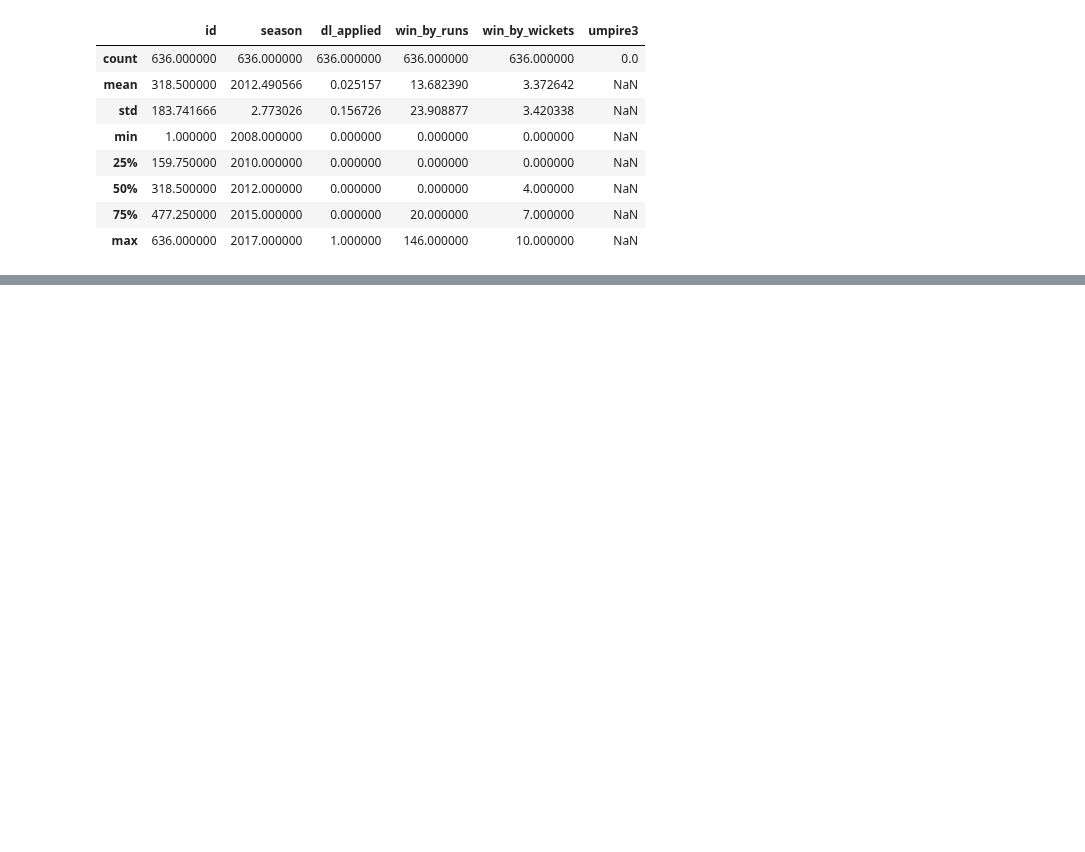
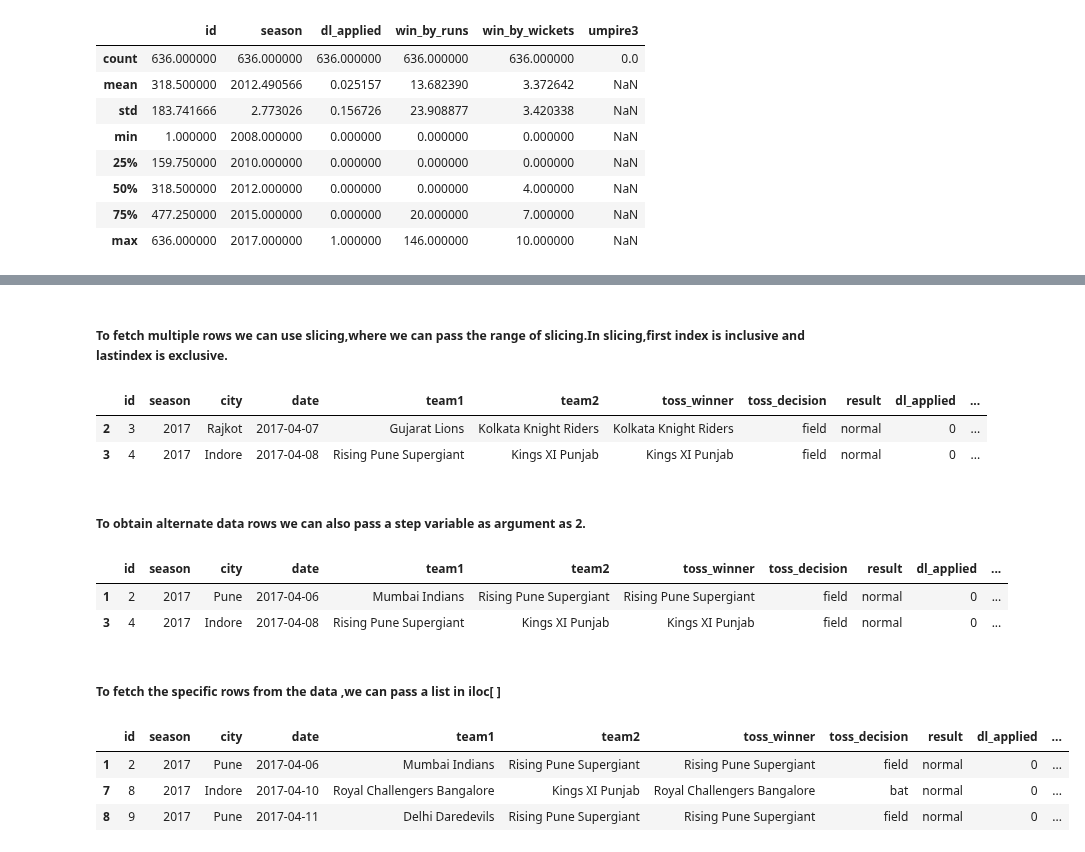
Before and after one commit to Shreyasb1015/Machine-Learning, a Jupyter notebook: pandas-tutorial/reading-data.ipynb, the cells around one changed output, grey strips where cells are left out. Drawn from its saved outputs; the diff is of its cells as text; code cells hidden in the pictures; blank space fills up the shorter version.

```diff
--- a/pandas-tutorial/reading-data.ipynb
+++ b/pandas-tutorial/reading-data.ipynb
@@ -96,0 +172,25 @@ data.describe()
+# %% [markdown]
+##### To fetch multiple rows we can use slicing,where we can pass the range of slicing.In slicing,first index is inclusive and lastindex is exclusive.
+# %%
+data.iloc[2:4]
+# %% [output]
+|  | id | season | city | date | team1 | team2 | toss_winner | toss_decision | result | dl_applied | ... |
+| 2 | 3 | 2017 | Rajkot | 2017-04-07 | Gujarat Lions | Kolkata Knight Riders | Kolkata Knight Riders | field | normal | 0 | ... |
+| 3 | 4 | 2017 | Indore | 2017-04-08 | Rising Pune Supergiant | Kings XI Punjab | Kings XI Punjab | field | normal | 0 | ... |
+# %% [markdown]
+##### To obtain alternate data rows we can also pass a step variable as argument as 2.
+# %%
+data.iloc[1:5:2]
+# %% [output]
+|  | id | season | city | date | team1 | team2 | toss_winner | toss_decision | result | dl_applied | ... |
+| 1 | 2 | 2017 | Pune | 2017-04-06 | Mumbai Indians | Rising Pune Supergiant | Rising Pune Supergiant | field | normal | 0 | ... |
+| 3 | 4 | 2017 | Indore | 2017-04-08 | Rising Pune Supergiant | Kings XI Punjab | Kings XI Punjab | field | normal | 0 | ... |
+# %% [markdown]
+##### To fetch the specific rows from the data ,we can pass a list in iloc[ ]
+# %%
+data.iloc[[1,7,8]]
+# %% [output]
+|  | id | season | city | date | team1 | team2 | toss_winner | toss_decision | result | dl_applied | ... |
+| 1 | 2 | 2017 | Pune | 2017-04-06 | Mumbai Indians | Rising Pune Supergiant | Rising Pune Supergiant | field | normal | 0 | ... |
+| 7 | 8 | 2017 | Indore | 2017-04-10 | Royal Challengers Bangalore | Kings XI Punjab | Royal Challengers Bangalore | bat | normal | 0 | ... |
+| 8 | 9 | 2017 | Pune | 2017-04-11 | Delhi Daredevils | Rising Pune Supergiant | Rising Pune Supergiant | field | normal | 0 | ... |
```
Also changed, not shown: parts of 13 cells of this notebook.
